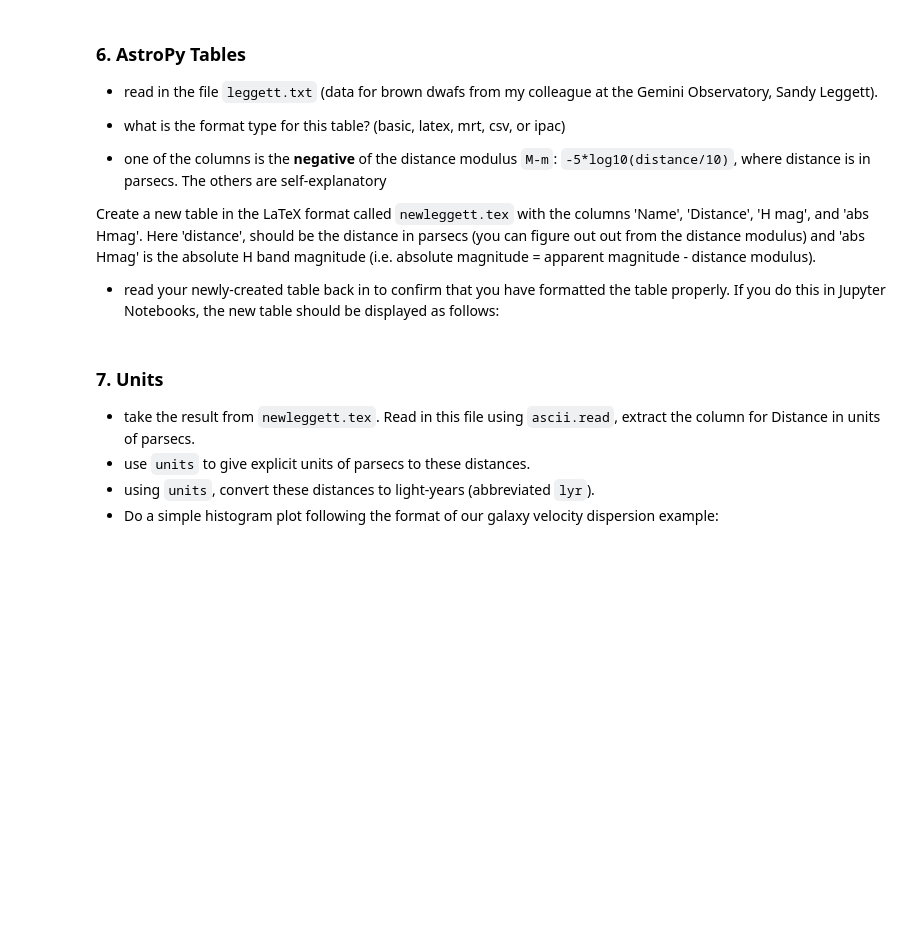
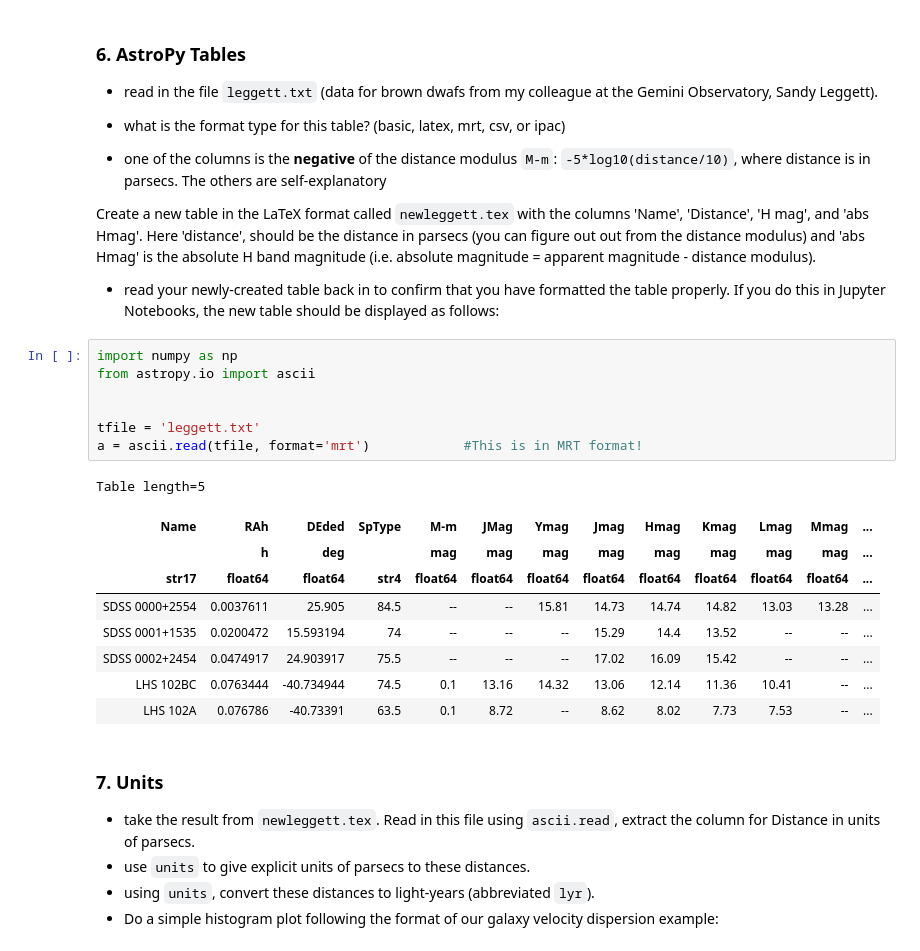
Before and after one commit to astroseandillon/Python-for-data-analysis, a Jupyter notebook: Dillon_Sean_HW_W13.ipynb, the cells around one changed output. Saved outputs shown, nothing was run; the diff lists cells and outputs as text; blank space fills up the shorter version.

```diff
--- a/Dillon_Sean_HW_W13.ipynb
+++ b/Dillon_Sean_HW_W13.ipynb
@@ -76,6 +202,23 @@ Start with the animation ex1_6.gif and ex1_6.mp4 described in the lecture note s
 Create a new table in the LaTeX format called ``newleggett.tex`` with the columns 'Name', 'Distance', 'H mag', and 'abs Hmag'.   Here 'distance', should be the distance in parsecs (you can figure out out from the distance modulus) and 'abs Hmag' is the absolute H band magnitude (i.e. absolute magnitude = apparent magnitude - distance modulus).
 
 * read your newly-created table back in to confirm that you have formatted the table properly.  If you do this in Jupyter Notebooks, the new table should be displayed as follows:
+# %%
+import numpy as np
+from astropy.io import ascii
+
+
+tfile = 'leggett.txt'
+a = ascii.read(tfile, format='mrt')            #This is in MRT format!
+# %% [output]
+Table length=5
+| Name | RAh | DEded | SpType | M-m | JMag | Ymag | Jmag | Hmag | Kmag | Lmag | Mmag | ... |
+|  | h | deg |  | mag | mag | mag | mag | mag | mag | mag | mag | ... |
+| str17 | float64 | float64 | str4 | float64 | float64 | float64 | float64 | float64 | float64 | float64 | float64 | ... |
+| SDSS 0000+2554 | 0.0037611 | 25.905 | 84.5 | -- | -- | 15.81 | 14.73 | 14.74 | 14.82 | 13.03 | 13.28 | ... |
+| SDSS 0001+1535 | 0.0200472 | 15.593194 | 74 | -- | -- | -- | 15.29 | 14.4 | 13.52 | -- | -- | ... |
+| SDSS 0002+2454 | 0.0474917 | 24.903917 | 75.5 | -- | -- | -- | 17.02 | 16.09 | 15.42 | -- | -- | ... |
+| LHS 102BC | 0.0763444 | -40.734944 | 74.5 | 0.1 | 13.16 | 14.32 | 13.06 | 12.14 | 11.36 | 10.41 | -- | ... |
+| LHS 102A | 0.076786 | -40.73391 | 63.5 | 0.1 | 8.72 | -- | 8.62 | 8.02 | 7.73 | 7.53 | -- | ... |
 # %% [markdown]
 ### 7. Units
 
```
Also changed, not shown: parts of 3 cells of this notebook, 6 other files.
